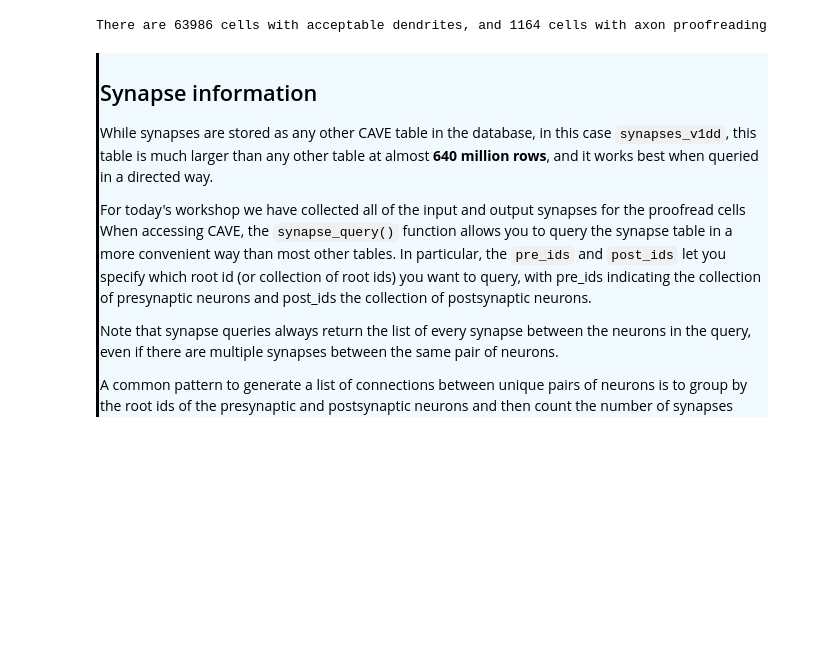
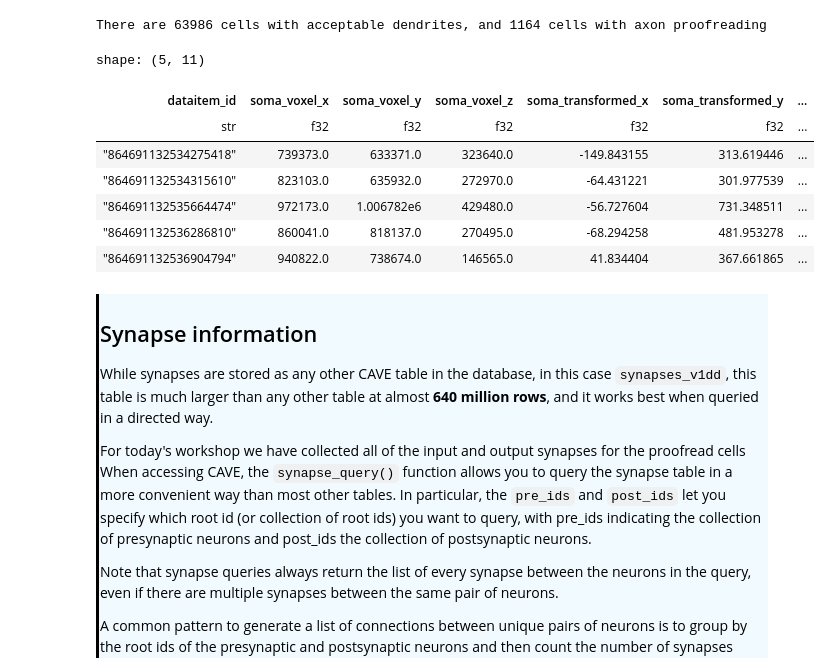
Before and after one commit to AllenSWDB/SWDB_2026_Connectomics, a Jupyter notebook: code/workshops/Module_2_ccm.ipynb, the cells around one changed output. Saved outputs shown, nothing was run; the diff lists cells and outputs as text; code cells hidden in the pictures; blank space fills up the shorter version.

```diff
--- a/code/workshops/Module_2_ccm.ipynb
+++ b/code/workshops/Module_2_ccm.ipynb
@@ -123,6 +123,17 @@ print(
 )
 # %% [output]
 There are 63986 cells with acceptable dendrites, and 1164 cells with axon proofreading
+# %%
+proofread_axons.head()
+# %% [output]
+shape: (5, 11)
+| dataitem_id | soma_voxel_x | soma_voxel_y | soma_voxel_z | soma_transformed_x | soma_transformed_y | ... |
+| str | f32 | f32 | f32 | f32 | f32 | ... |
+| "864691132534275418" | 739373.0 | 633371.0 | 323640.0 | -149.843155 | 313.619446 | ... |
+| "864691132534315610" | 823103.0 | 635932.0 | 272970.0 | -64.431221 | 301.977539 | ... |
+| "864691132535664474" | 972173.0 | 1.006782e6 | 429480.0 | -56.727604 | 731.348511 | ... |
+| "864691132536286810" | 860041.0 | 818137.0 | 270495.0 | -68.294258 | 481.953278 | ... |
+| "864691132536904794" | 940822.0 | 738674.0 | 146565.0 | 41.834404 | 367.661865 | ... |
 # %% [markdown]
 <div style="border-left: 3px solid #000; padding: 1px; padding-left: 10px; background: #F0FAFF; ">
 
```
Also changed, not shown: parts of 1 cell of this notebook.
